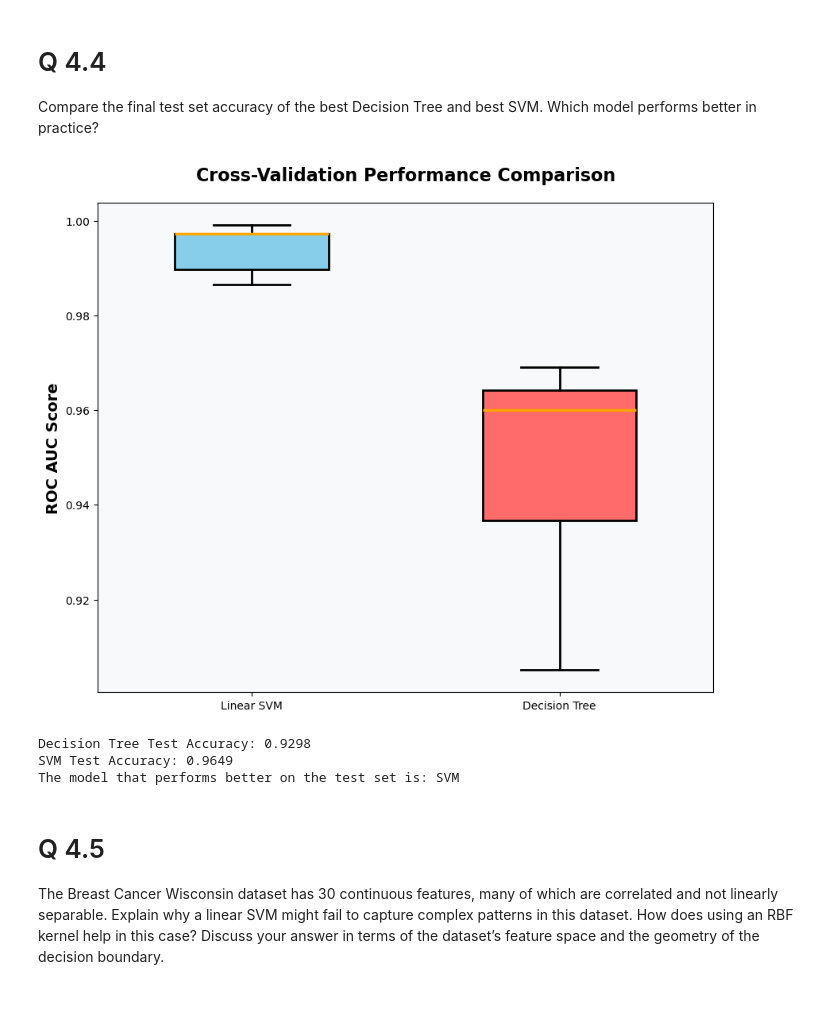
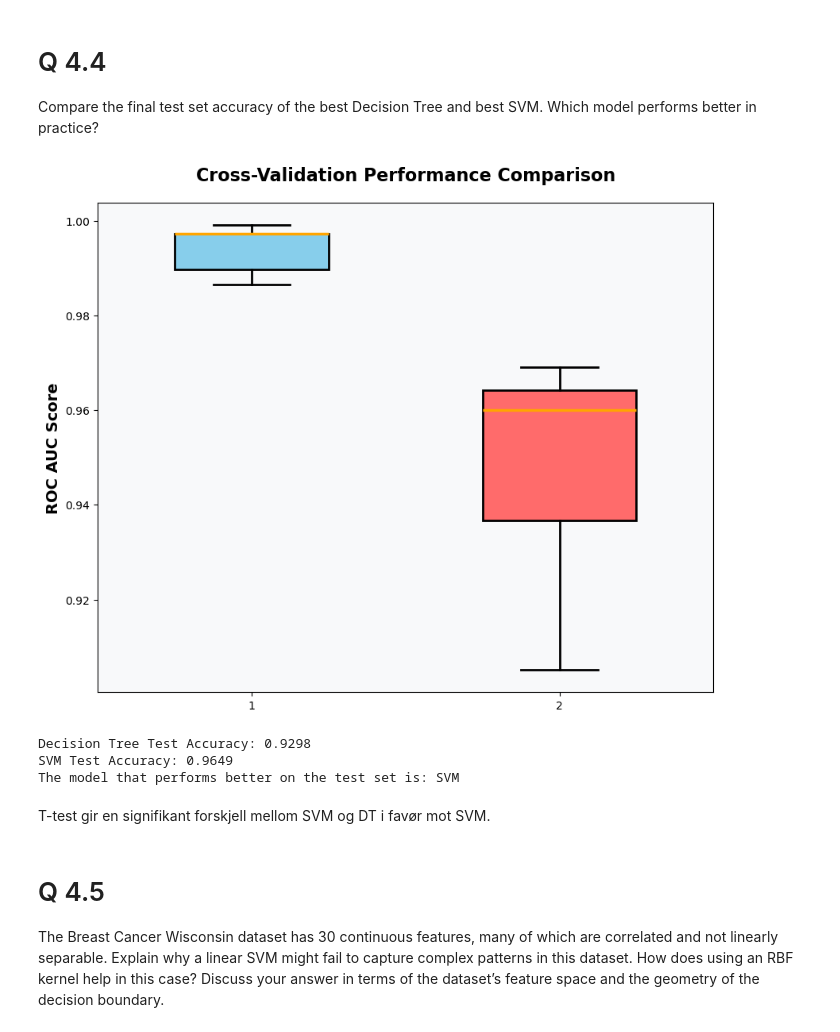
Before and after one commit to jonas-birkeli/machine_learning_2, a Jupyter notebook: main.ipynb, the cells around one changed output. Drawn from its saved outputs; the diff is of its cells as text; code cells hidden in the pictures; blank space fills up the shorter version.

```diff
--- a/main.ipynb
+++ b/main.ipynb
@@ -897,38 +897,40 @@ tree_scores = cross_val_score(best_tree_model, X_train, y_train, cv=kf, scoring=
 svm_scores = cross_val_score(best_svm_model, X_train, y_train, cv=kf, scoring='roc_auc')
 
 
 t_stat, p_value = stats.ttest_rel(svm_scores, tree_scores)
 
 fig, ax = plt.subplots(figsize=(10, 8))
 
-bp = ax.boxplot([svm_scores, tree_scores], labels=['Linear SVM', 'Decision Tree'],
+bp = ax.boxplot([svm_scores, tree_scores],
                  patch_artist=True, widths=0.5,
                  boxprops=dict(linewidth=2),
                  whiskerprops=dict(linewidth=2),
                  capprops=dict(linewidth=2),
                  medianprops=dict(color='orange', linewidth=2.5))
 
 bp['boxes'][0].set_facecolor('#87CEEB')  # Sky blue
 bp['boxes'][1].set_facecolor('#FF6B6B')  # Soft red
 
 # Styling
 ax.set_ylabel('ROC AUC Score', fontsize=14, fontweight='bold')
 ax.set_title('Cross-Validation Performance Comparison', fontsize=16, fontweight='bold', pad=20)
 ax.set_facecolor('#F8F9FA')
 
 plt.show()
 
 print(f"Decision Tree Test Accuracy: {dt_test_acc:.4f}")
 print(f"SVM Test Accuracy: {svm_test_acc:.4f}")
 
 # Determine better model
 better_model = 'SVM' if svm_test_acc > dt_test_acc else 'Decision Tree'
 print(f"The model that performs better on the test set is: {better_model}")
 # %% [output]
-[figure, old version]
+[figure, new version]
 Decision Tree Test Accuracy: 0.9298
 SVM Test Accuracy: 0.9649
 The model that performs better on the test set is: SVM
+# %% [markdown]
+T-test gir en signifikant forskjell mellom SVM og DT i favør mot SVM.
 # %% [markdown]
 # Q 4.5
 The Breast Cancer Wisconsin dataset has 30 continuous features, many of which
```
Also changed, not shown: parts of 1 cell of this notebook.
